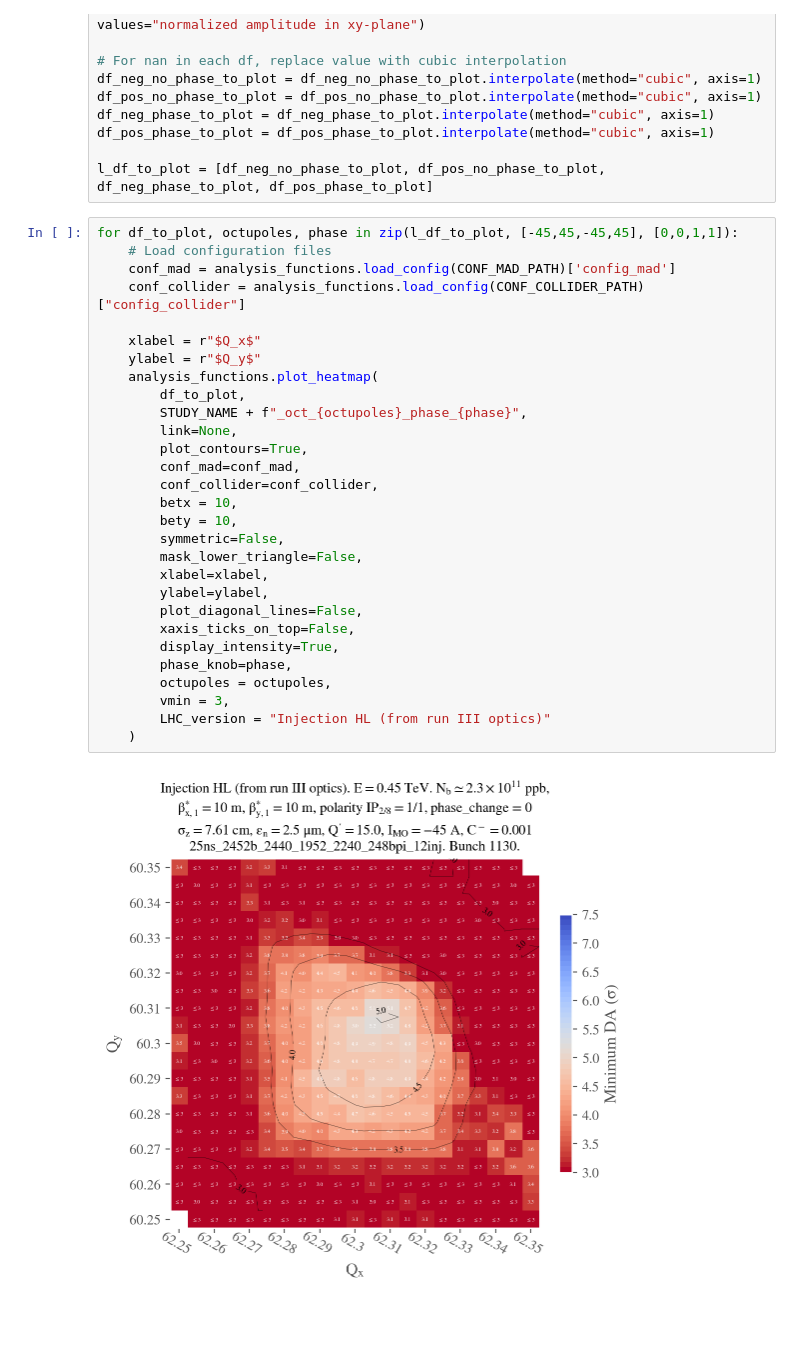
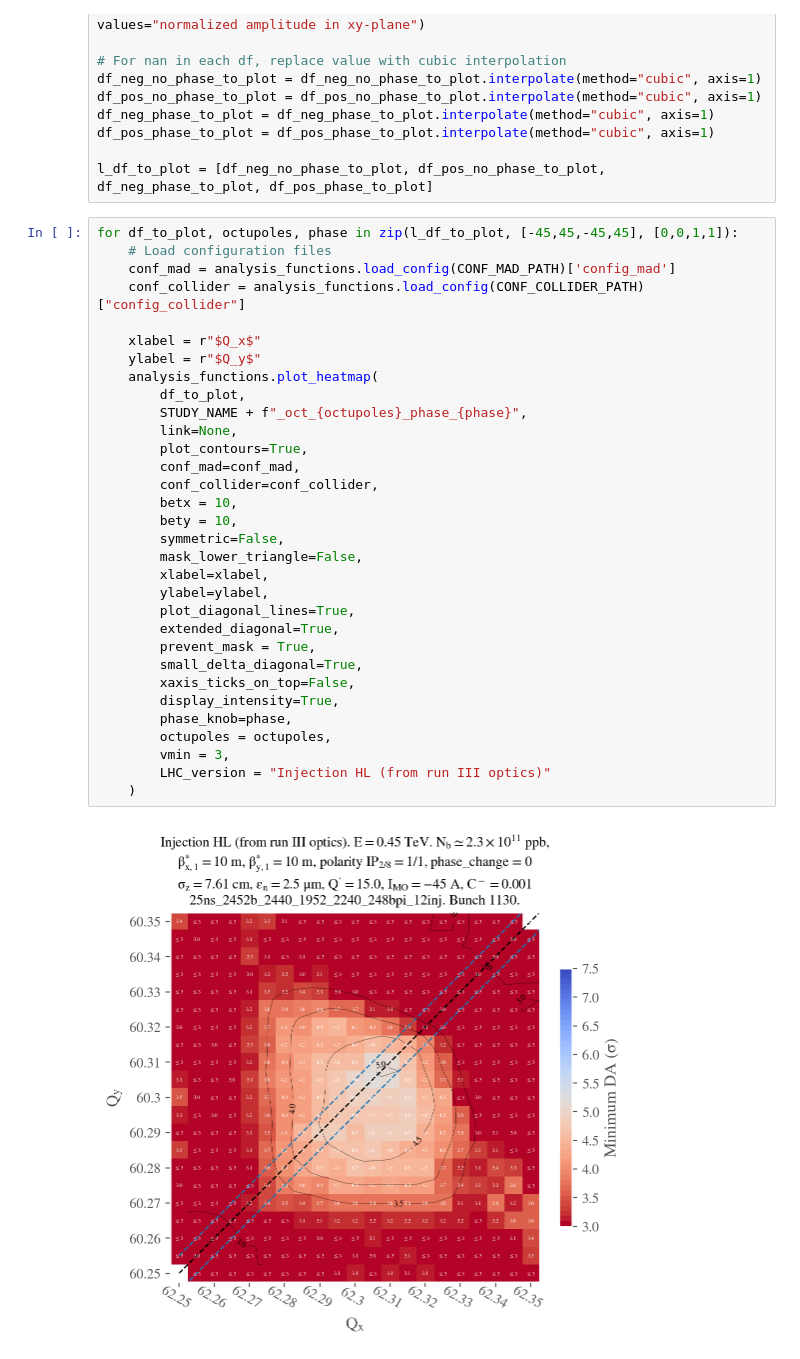
Before and after one commit to ColasDroin/DA_study_boilerplate, a Jupyter notebook: master_study/analysis/tune_octupole/analysis_tune_scans.ipynb, the cells around one changed output. Drawn from its saved outputs; the diff is of its cells as text; blank space fills up the shorter version.

```diff
--- a/master_study/analysis/tune_octupole/analysis_tune_scans.ipynb
+++ b/master_study/analysis/tune_octupole/analysis_tune_scans.ipynb
@@ -55,31 +55,34 @@ l_df_to_plot = [df_neg_no_phase_to_plot, df_pos_no_phase_to_plot, df_neg_phase_t
 # %%
 for df_to_plot, octupoles, phase in zip(l_df_to_plot, [-45,45,-45,45], [0,0,1,1]):
     # Load configuration files
     conf_mad = analysis_functions.load_config(CONF_MAD_PATH)['config_mad']
     conf_collider = analysis_functions.load_config(CONF_COLLIDER_PATH)["config_collider"]
 
     xlabel = r"$Q_x$"
     ylabel = r"$Q_y$"
     analysis_functions.plot_heatmap(
         df_to_plot,
         STUDY_NAME + f"_oct_{octupoles}_phase_{phase}",
         link=None,
         plot_contours=True,
         conf_mad=conf_mad,
         conf_collider=conf_collider,
         betx = 10,
         bety = 10,
         symmetric=False,
         mask_lower_triangle=False,
         xlabel=xlabel,
         ylabel=ylabel,
-        plot_diagonal_lines=False,
+        plot_diagonal_lines=True,
+        extended_diagonal=True,
+        prevent_mask = True,
+        small_delta_diagonal=True,
         xaxis_ticks_on_top=False,
         display_intensity=True,
         phase_knob=phase,
         octupoles = octupoles,
         vmin = 3,
         LHC_version = "Injection HL (from run III optics)"
     )
 # %% [output]
-[figure, old version]
+[figure, new version]
```
Also changed, not shown: parts of 1 cell of this notebook, 9 other files.
